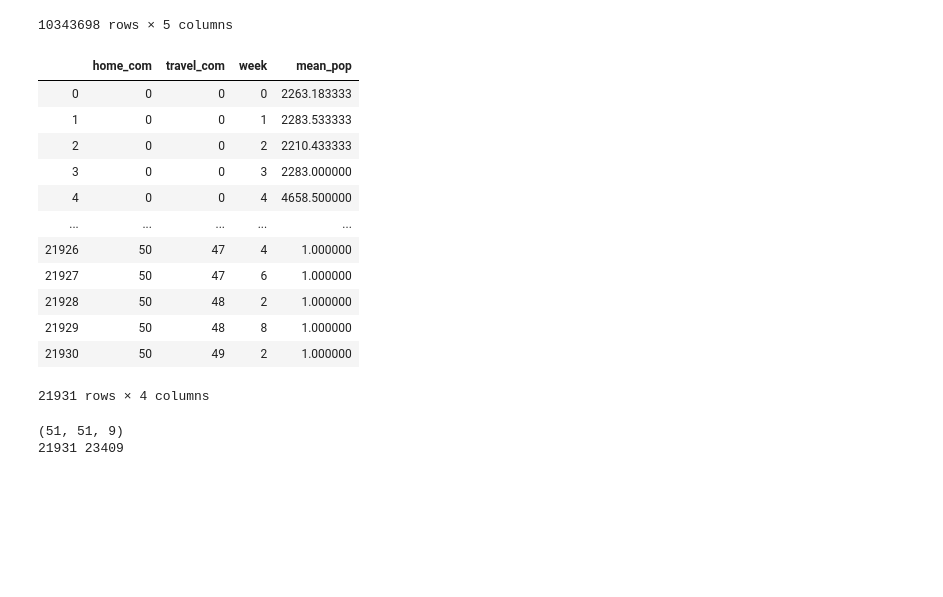
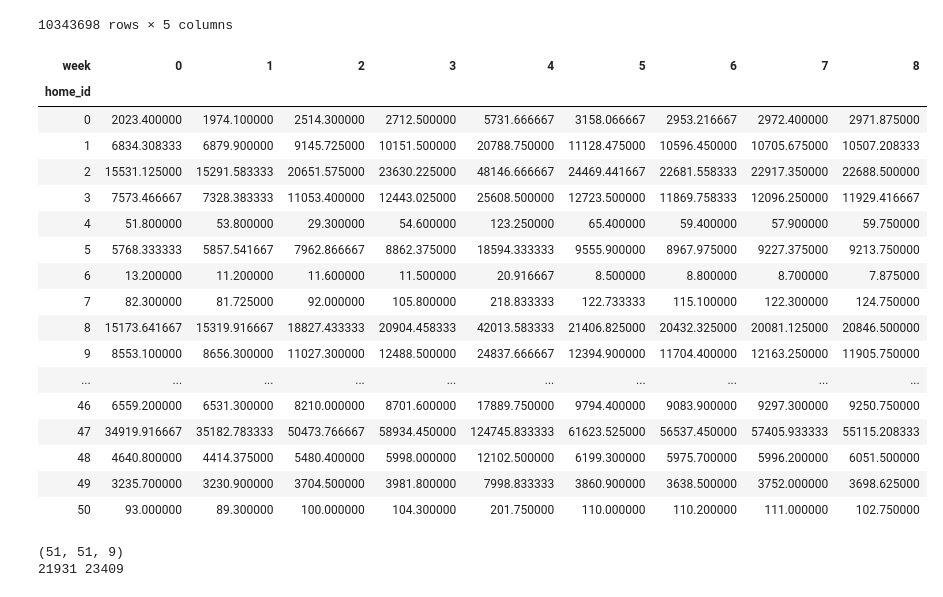
Before and after one commit to gweintra/covid19, a Jupyter notebook: ml_models.ipynb, the cells around one changed output. Drawn from its saved outputs; the diff is of its cells as text; code cells hidden in the pictures; blank space fills up the shorter version.

```diff
--- a/ml_models.ipynb
+++ b/ml_models.ipynb
@@ -112,16 +119,57 @@ df_edge_list = df_edge_list.groupby(['home_com','travel_com','week']).agg({'mean
-# %%
-df_edge_list
-# %% [output]
-|  | home_com | travel_com | week | mean_pop |
-| 0 | 0 | 0 | 0 | 2263.183333 |
-| 1 | 0 | 0 | 1 | 2283.533333 |
-| 2 | 0 | 0 | 2 | 2210.433333 |
-| 3 | 0 | 0 | 3 | 2283.000000 |
-| 4 | 0 | 0 | 4 | 4658.500000 |
-| ... | ... | ... | ... | ... |
-| 21926 | 50 | 47 | 4 | 1.000000 |
-| 21927 | 50 | 47 | 6 | 1.000000 |
-| 21928 | 50 | 48 | 2 | 1.000000 |
-| 21929 | 50 | 48 | 8 | 1.000000 |
-| 21930 | 50 | 49 | 2 | 1.000000 |
-21931 rows × 4 columns
+# %%
+"""
+Create dataframe of edge information: (home zone, visiting zone, week, mean population)
+Aggregate information into communes.
+"""
+t = df_mob.week.min()    # earliest week available
+get_zone_com_sid = lambda i: dict_zone_id_com_sid[i]
+
+# Get normalization constants per commune per week according to mobility data
+df_normals = df_mob.copy()
+df_normals.columns = ['mean_pop','travel_id','week','time_block','home_id']
+df_normals.loc[:,"home_id"] = df_normals.loc[:,"home_id"].apply(get_zone_com_sid)
+df_normals.loc[:,"travel_id"] = df_normals.loc[:,"travel_id"].apply(get_zone_com_sid)
+df_normals.loc[:,"week"] = df_normals.loc[:,"week"] - t    # zero index weeks
+df_normals = df_normals.groupby(['week','home_id','time_block']).agg({'mean_pop':'sum'}).reset_index()
+df_normals = df_normals.groupby(['week','home_id']).agg({'mean_pop':'mean'}).reset_index()
+
+# Remove intra-zone mobility, Aggregate mean population of same edges in same week
+df_edge_list = df_mob.copy()
+df_edge_list.columns = ['mean_pop','travel_id','week','time_block','home_id']
+df_edge_list = df_edge_list[df_edge_list["home_id"] != df_edge_list["travel_id"]]    # remove intra-zone info
+df_edge_list.loc[:,"home_id"] = df_edge_list.loc[:,"home_id"].apply(get_zone_com_sid)
+df_edge_list.loc[:,"travel_id"] = df_edge_list.loc[:,"travel_id"].apply(get_zone_com_sid)
+df_edge_list.loc[:,"week"] = df_edge_list.loc[:,"week"] - t
+df_edge_list = df_edge_list.groupby(['home_id','travel_id','week']).agg({'mean_pop':'sum'}).reset_index()
+
+# Get number of people that stayed in home zone, averaged over time blocks
+df_intra = df_mob.copy()
+df_intra.columns = ['mean_pop','travel_id','week','time_block','home_id']
+df_intra = df_intra[df_intra["home_id"] == df_intra["travel_id"]]    # get intra-zone info
+df_intra.loc[:,"home_id"] = df_intra.loc[:,"home_id"].apply(get_zone_com_sid)
+df_intra.loc[:,"travel_id"] = df_intra.loc[:,"travel_id"].apply(get_zone_com_sid)
+df_intra.loc[:,"week"] = df_intra.loc[:,"week"] - t
+df_intra = df_intra.groupby(['week','home_id','time_block']).agg({'mean_pop':'sum'}).reset_index()
+df_intra = df_intra.groupby(['week','home_id']).agg({'mean_pop':'mean'}).reset_index()
+df_intra = df_intra.pivot_table('mean_pop', ['home_id'], 'week')
+# %%
+df_intra
+# %% [output]
+| week | 0 | 1 | 2 | 3 | 4 | 5 | 6 | 7 | 8 |
+| home_id |  |  |  |  |  |  |  |  |  |
+| 0 | 2023.400000 | 1974.100000 | 2514.300000 | 2712.500000 | 5731.666667 | 3158.066667 | 2953.216667 | 2972.400000 | 2971.875000 |
+| 1 | 6834.308333 | 6879.900000 | 9145.725000 | 10151.500000 | 20788.750000 | 11128.475000 | 10596.450000 | 10705.675000 | 10507.208333 |
+| 2 | 15531.125000 | 15291.583333 | 20651.575000 | 23630.225000 | 48146.666667 | 24469.441667 | 22681.558333 | 22917.350000 | 22688.500000 |
+| 3 | 7573.466667 | 7328.383333 | 11053.400000 | 12443.025000 | 25608.500000 | 12723.500000 | 11869.758333 | 12096.250000 | 11929.416667 |
+| 4 | 51.800000 | 53.800000 | 29.300000 | 54.600000 | 123.250000 | 65.400000 | 59.400000 | 57.900000 | 59.750000 |
+| 5 | 5768.333333 | 5857.541667 | 7962.866667 | 8862.375000 | 18594.333333 | 9555.900000 | 8967.975000 | 9227.375000 | 9213.750000 |
+| 6 | 13.200000 | 11.200000 | 11.600000 | 11.500000 | 20.916667 | 8.500000 | 8.800000 | 8.700000 | 7.875000 |
+| 7 | 82.300000 | 81.725000 | 92.000000 | 105.800000 | 218.833333 | 122.733333 | 115.100000 | 122.300000 | 124.750000 |
+| 8 | 15173.641667 | 15319.916667 | 18827.433333 | 20904.458333 | 42013.583333 | 21406.825000 | 20432.325000 | 20081.125000 | 20846.500000 |
+| 9 | 8553.100000 | 8656.300000 | 11027.300000 | 12488.500000 | 24837.666667 | 12394.900000 | 11704.400000 | 12163.250000 | 11905.750000 |
+| ... | ... | ... | ... | ... | ... | ... | ... | ... | ... |
+| 46 | 6559.200000 | 6531.300000 | 8210.000000 | 8701.600000 | 17889.750000 | 9794.400000 | 9083.900000 | 9297.300000 | 9250.750000 |
+| 47 | 34919.916667 | 35182.783333 | 50473.766667 | 58934.450000 | 124745.833333 | 61623.525000 | 56537.450000 | 57405.933333 | 55115.208333 |
+| 48 | 4640.800000 | 4414.375000 | 5480.400000 | 5998.000000 | 12102.500000 | 6199.300000 | 5975.700000 | 5996.200000 | 6051.500000 |
+| 49 | 3235.700000 | 3230.900000 | 3704.500000 | 3981.800000 | 7998.833333 | 3860.900000 | 3638.500000 | 3752.000000 | 3698.625000 |
+| 50 | 93.000000 | 89.300000 | 100.000000 | 104.300000 | 201.750000 | 110.000000 | 110.200000 | 111.000000 | 102.750000 |
```
Also changed, not shown: parts of 17 cells of this notebook.
